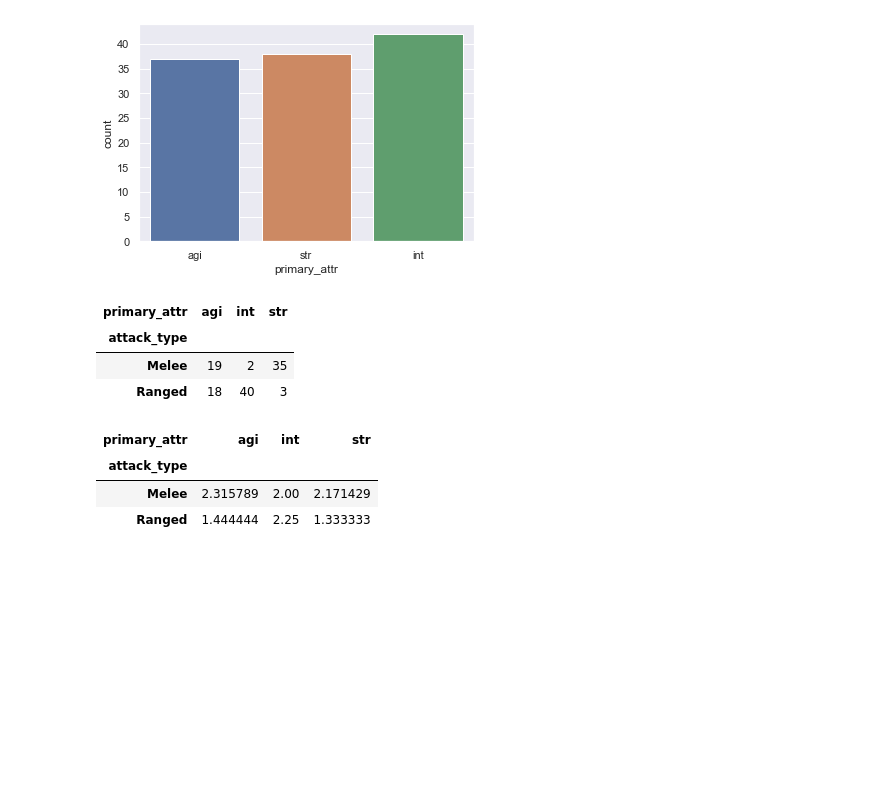
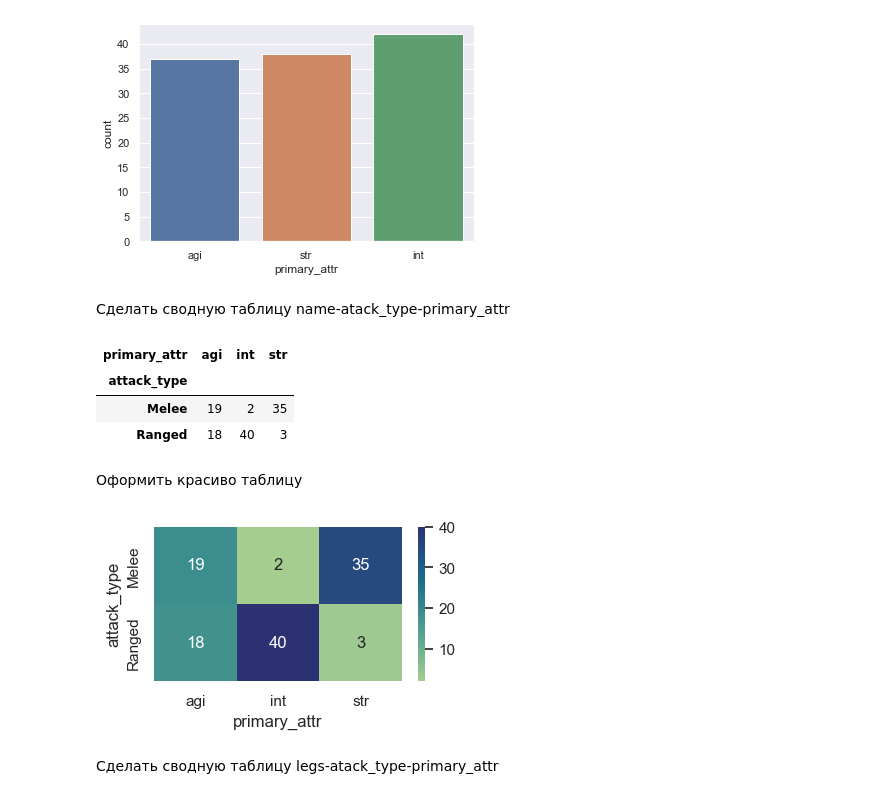
Before and after one commit to gbrs/nadyas_introductory_course, a Jupyter notebook: dota_hero.ipynb, the cells around one changed output. Saved outputs shown, nothing was run; the diff lists cells and outputs as text; code cells hidden in the pictures; blank space fills up the shorter version.

```diff
--- a/dota_hero.ipynb
+++ b/dota_hero.ipynb
@@ -105,17 +197,24 @@ df.primary_attr.value_counts().plot.pie();
 sns.countplot(data=df, x='primary_attr');
 # %% [output]
 [figure]
+# %% [markdown]
+Сделать сводную таблицу name-atack_type-primary_attr
 # %%
-df.pivot_table('name', 'attack_type', 'primary_attr', aggfunc='count')
+pt1 = df.pivot_table('name', 'attack_type', 'primary_attr', aggfunc='count')
+pt1
 # %% [output]
 | primary_attr | agi | int | str |
 | attack_type |  |  |  |
 | Melee | 19 | 2 | 35 |
 | Ranged | 18 | 40 | 3 |
+# %% [markdown]
+Оформить красиво таблицу
+# %%
+plt.figure(figsize=(4, 2))
+sns.heatmap(pt1, annot=True, cmap='crest');
+# %% [output]
+[figure, added]
+# %% [markdown]
+Сделать сводную таблицу legs-atack_type-primary_attr
 # %%
-df.pivot_table('legs', 'attack_type', 'primary_attr')
+pt2 = df.pivot_table('legs', 'attack_type', 'primary_attr')
-# %% [output]
-| primary_attr | agi | int | str |
-| attack_type |  |  |  |
-| Melee | 2.315789 | 2.00 | 2.171429 |
-| Ranged | 1.444444 | 2.25 | 1.333333 |
```
Also changed, not shown: parts of 45 cells of this notebook, 1 other file.
